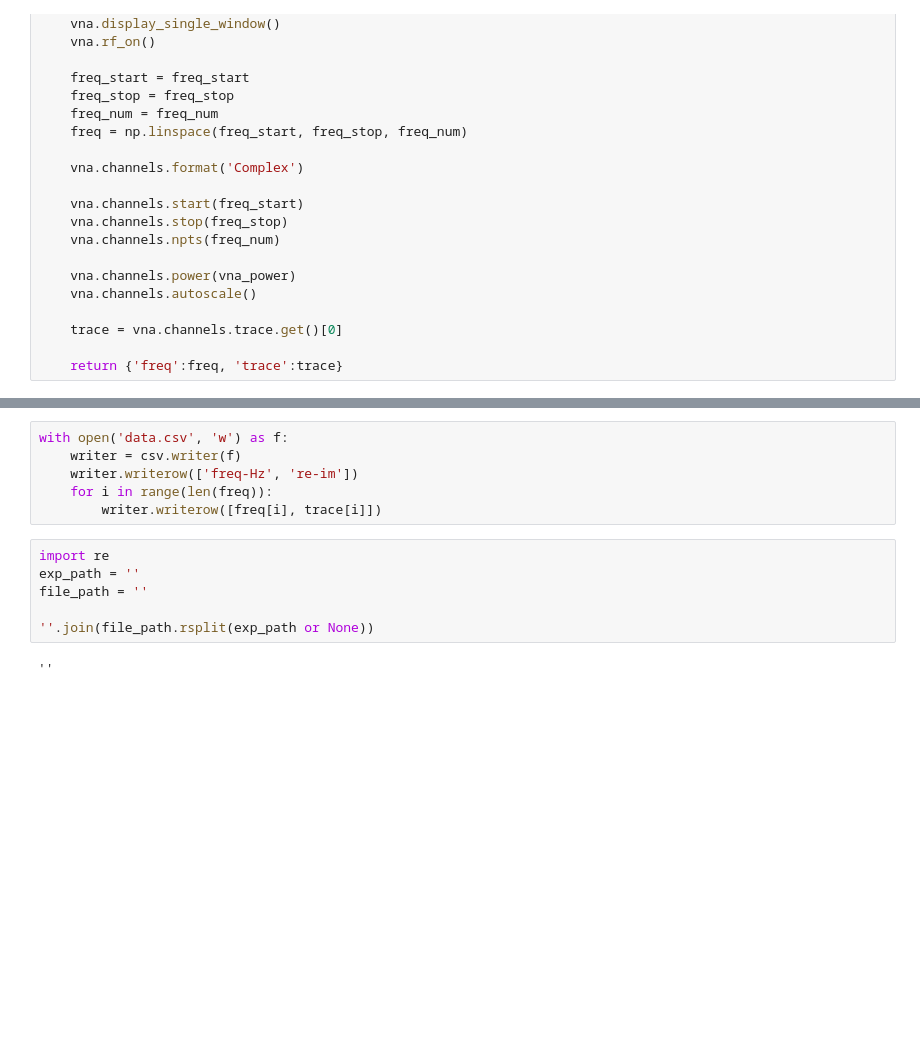
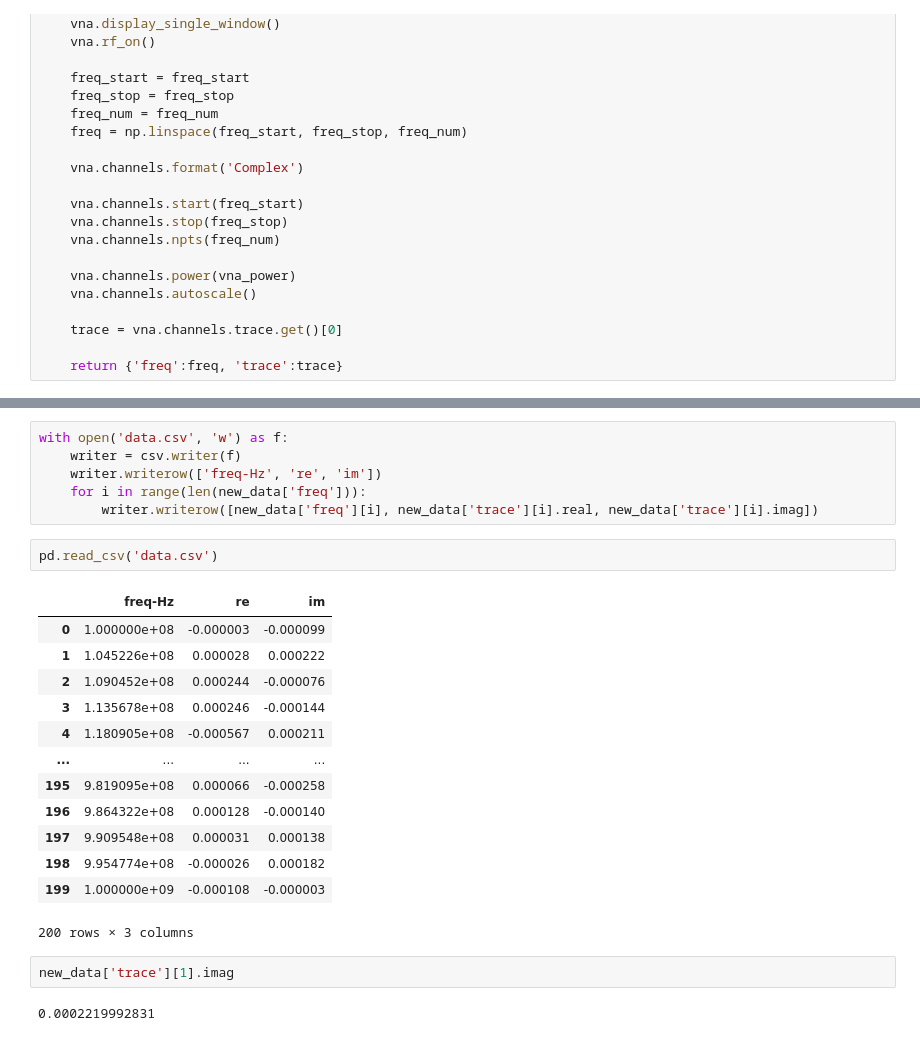
Before and after one commit to yarvod/sis-calibration, a Jupyter notebook: vna_cals/VNA.ipynb, the cells around one changed output, grey strips where cells are left out. Cells and saved outputs as stored; diff of their text form; blank space fills up the shorter version.

```diff
--- a/vna_cals/VNA.ipynb
+++ b/vna_cals/VNA.ipynb
@@ -57,14 +59,26 @@ plt.show()
 # %%
 with open('data.csv', 'w') as f:
     writer = csv.writer(f)
-    writer.writerow(['freq-Hz', 're-im'])
-    for i in range(len(freq)):
-        writer.writerow([freq[i], trace[i]])
+    writer.writerow(['freq-Hz', 're', 'im'])
+    for i in range(len(new_data['freq'])):
+        writer.writerow([new_data['freq'][i], new_data['trace'][i].real, new_data['trace'][i].imag])
-# %%
-import re
-exp_path = ''
-file_path = ''
-
-''.join(file_path.rsplit(exp_path or None))
-# %% [output]
-''
+# %%
+pd.read_csv('data.csv')
+# %% [output]
+|  | freq-Hz | re | im |
+| 0 | 1.000000e+08 | -0.000003 | -0.000099 |
+| 1 | 1.045226e+08 | 0.000028 | 0.000222 |
+| 2 | 1.090452e+08 | 0.000244 | -0.000076 |
+| 3 | 1.135678e+08 | 0.000246 | -0.000144 |
+| 4 | 1.180905e+08 | -0.000567 | 0.000211 |
+| ... | ... | ... | ... |
+| 195 | 9.819095e+08 | 0.000066 | -0.000258 |
+| 196 | 9.864322e+08 | 0.000128 | -0.000140 |
+| 197 | 9.909548e+08 | 0.000031 | 0.000138 |
+| 198 | 9.954774e+08 | -0.000026 | 0.000182 |
+| 199 | 1.000000e+09 | -0.000108 | -0.000003 |
+200 rows × 3 columns
+# %%
+new_data['trace'][1].imag
+# %% [output]
+0.0002219992831
```
Also changed, not shown: parts of 3 cells of this notebook, 3 other files.
